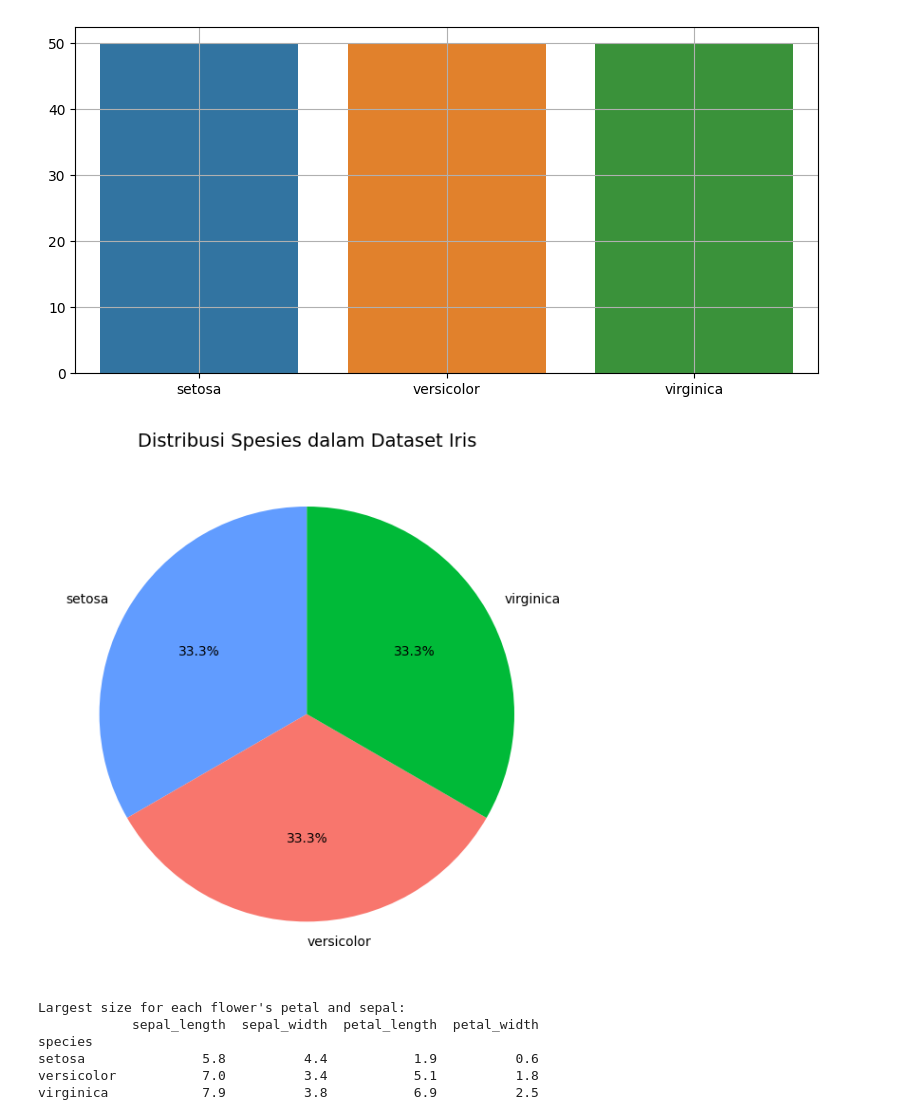
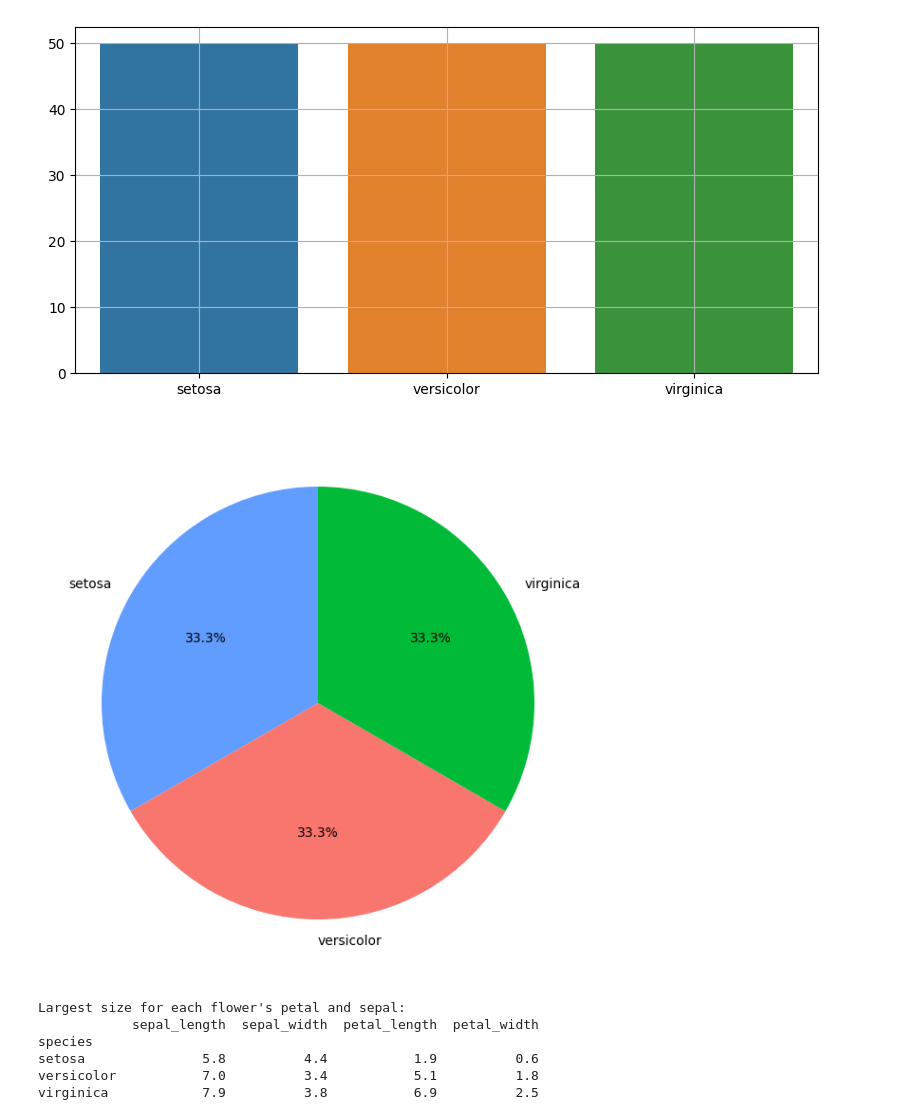
Before and after one commit to rezaaprm/iris_dashboard, a Jupyter notebook: main.ipynb, the cells around one changed output. Saved outputs shown, nothing was run; the diff lists cells and outputs as text; code cells hidden in the pictures.

```diff
--- a/main.ipynb
+++ b/main.ipynb
@@ -48,14 +48,17 @@ plt.show()
 # %%
 species_count = dataset['species'].value_counts()
 
 fig, ax = plt.subplots(figsize=(8, 6))
 species_count.plot(kind='pie', autopct='%1.1f%%', startangle=90, colors=['#619CFF', '#F8766D', '#00BA38'])
-ax.set_title("Distribusi Spesies dalam Dataset Iris", fontsize=14)
-ax.set_ylabel("")
+
+ax.set_title("", fontsize=14)
+ax.set_xlabel("", fontsize=14)
+ax.set_ylabel("", fontsize=14)
+
 plt.tight_layout()
 plt.show()
 # %% [output]
-[figure, old version]
+[figure, new version]
 # %%
 largest_values = dataset.groupby('species')[['sepal_length', 'sepal_width', 'petal_length', 'petal_width']].max()
 print("Largest size for each flower's petal and sepal:")
```
Also changed, not shown: parts of 1 cell of this notebook, 2 other files.
